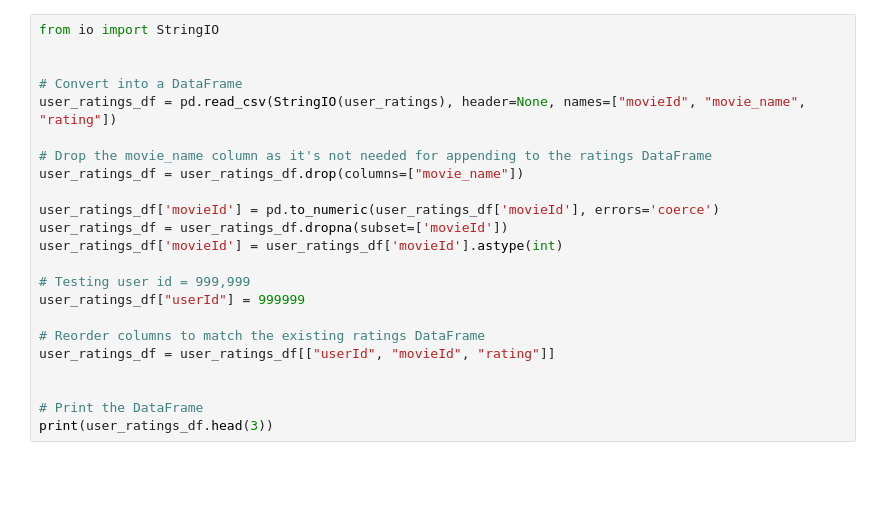
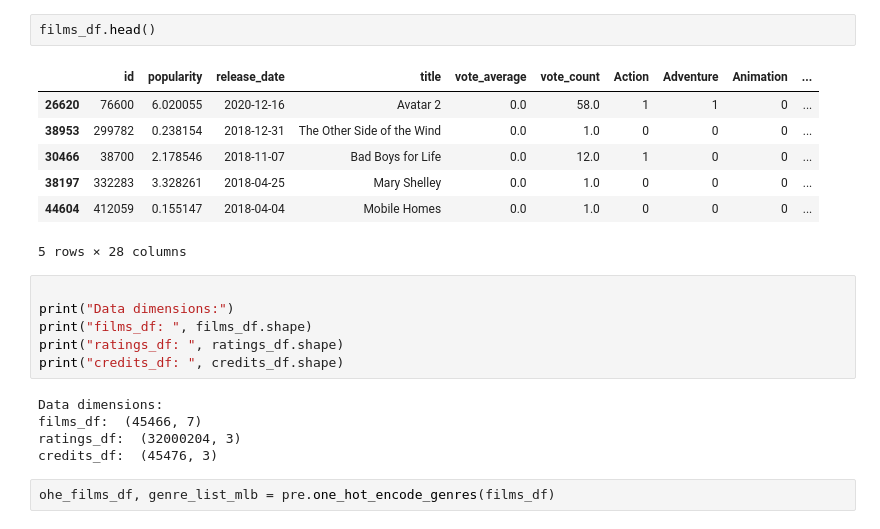
Before and after one commit to Laan33/Rec-Genie, a Jupyter notebook: rec-sys/user_profile.ipynb, the cells around one changed output. Saved outputs shown, nothing was run; the diff lists cells and outputs as text; blank space fills up the shorter version.

```diff
--- a/rec-sys/user_profile.ipynb
+++ b/rec-sys/user_profile.ipynb
@@ -63,23 +12,23 @@ len(user_ratings)
+# %%
+films_df.head()
+# %% [output]
+|  | id | popularity | release_date | title | vote_average | vote_count | Action | Adventure | Animation | ... |
+| 26620 | 76600 | 6.020055 | 2020-12-16 | Avatar 2 | 0.0 | 58.0 | 1 | 1 | 0 | ... |
+| 38953 | 299782 | 0.238154 | 2018-12-31 | The Other Side of the Wind | 0.0 | 1.0 | 0 | 0 | 0 | ... |
+| 30466 | 38700 | 2.178546 | 2018-11-07 | Bad Boys for Life | 0.0 | 12.0 | 1 | 0 | 0 | ... |
+| 38197 | 332283 | 3.328261 | 2018-04-25 | Mary Shelley | 0.0 | 1.0 | 0 | 0 | 0 | ... |
+| 44604 | 412059 | 0.155147 | 2018-04-04 | Mobile Homes | 0.0 | 1.0 | 0 | 0 | 0 | ... |
+5 rows × 28 columns
 # %%
-from io import StringIO
 
-
-# Convert into a DataFrame
-user_ratings_df = pd.read_csv(StringIO(user_ratings), header=None, names=["movieId", "movie_name", "rating"])
-
-# Drop the movie_name column as it's not needed for appending to the ratings DataFrame
-user_ratings_df = user_ratings_df.drop(columns=["movie_name"])
-
-user_ratings_df['movieId'] = pd.to_numeric(user_ratings_df['movieId'], errors='coerce')
-user_ratings_df = user_ratings_df.dropna(subset=['movieId'])
-user_ratings_df['movieId'] = user_ratings_df['movieId'].astype(int)
-
-# Testing user id = 999,999
-user_ratings_df["userId"] = 999999
-
-# Reorder columns to match the existing ratings DataFrame
-user_ratings_df = user_ratings_df[["userId", "movieId", "rating"]]
-
-
-# Print the DataFrame
-print(user_ratings_df.head(3))
+print("Data dimensions:")
+print("films_df: ", films_df.shape)
+print("ratings_df: ", ratings_df.shape)
+print("credits_df: ", credits_df.shape)
+# %% [output]
+Data dimensions:
+films_df:  (45466, 7)
+ratings_df:  (32000204, 3)
+credits_df:  (45476, 3)
+# %%
+ohe_films_df, genre_list_mlb = pre.one_hot_encode_genres(films_df)
```
Also changed, not shown: parts of 13 cells of this notebook, 5 other files.
